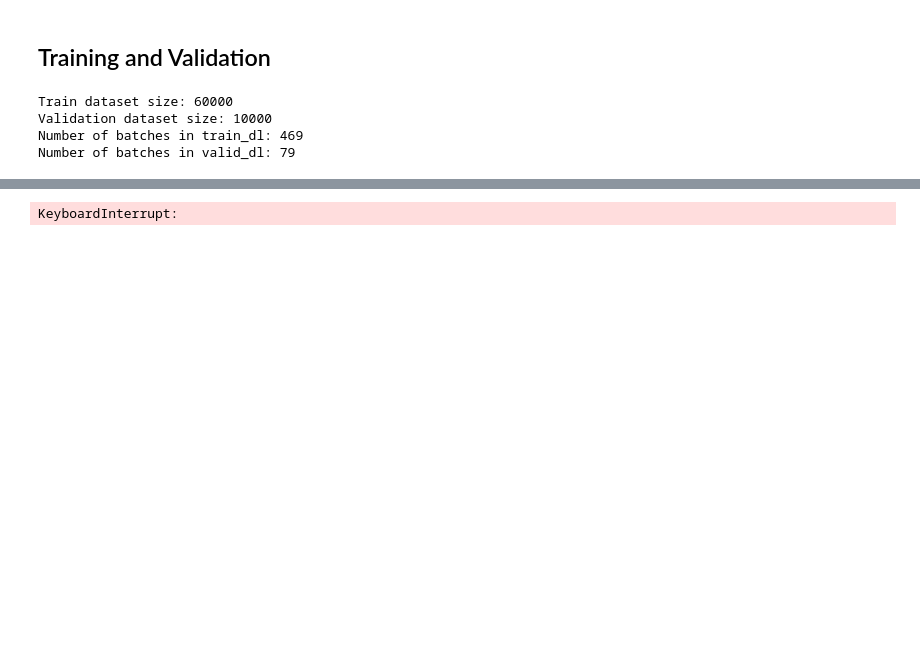
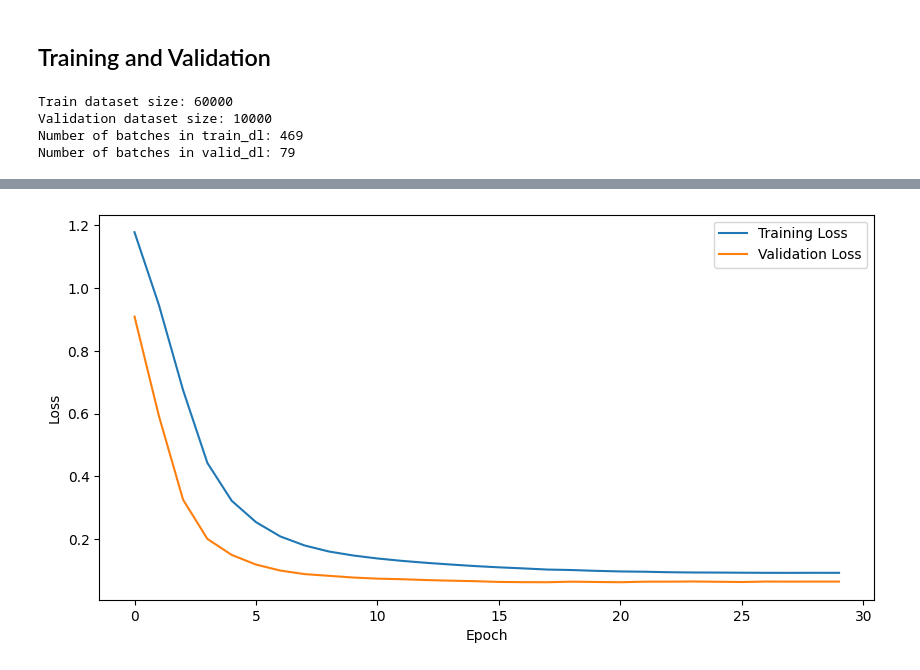
Before and after one commit to aryamanpandya99/computer_vision, a Jupyter notebook: ddpm.ipynb, the cells around one changed output, grey strips where cells are left out. Drawn from its saved outputs; the diff is of its cells as text; code cells hidden in the pictures; blank space fills up the shorter version.

```diff
--- a/ddpm.ipynb
+++ b/ddpm.ipynb
@@ -716,7 +716,7 @@ def train_model(model: nn.Module,
 scratch_model = UNet(
     down_filters=[32, 64, 128],
     in_channels=1,
-    num_layers=1,
+    num_layers=2,
     has_attention=[False, True, False],
     num_heads=2,
     diffusion_steps=1000,
@@ -725,10 +725,10 @@ scratch_model = UNet(
 num_params = count_parameters(scratch_model)
 print(f"The UNet model has {num_params:,} trainable parameters.")
 
-epochs = 50
+epochs = 30
 
 optim = torch.optim.Adam(scratch_model.parameters(), lr=1e-5)
-scheduler = torch.optim.lr_scheduler.OneCycleLR(optim, max_lr=2e-4, steps_per_epoch=len(train_dl), epochs=epochs)
+scheduler = torch.optim.lr_scheduler.OneCycleLR(optim, max_lr=2e-5, steps_per_epoch=len(train_dl), epochs=epochs)
 loss_fn = nn.MSELoss()
 
 beta_schedule = torch.linspace(0.0001, 0.02, 1000, requires_grad=False).to(device)
@@ -742,6 +742,7 @@ train_model(
     beta_schedule=beta_schedule,
     epochs=epochs,
     valid_every=1,
-    T=1000
+    T=1000,
+    scheduler=scheduler
 )
 # %% [output]
@@ -765,4 +766,4 @@ Epoch 15 of 50
-KeyboardInterrupt:
+[figure, added]
 # %%
 def sample_images(model, beta_schedule, T, device, num_samples=16, using_diffusers: bool = False):
     model.eval()
```
Also changed, not shown: parts of 6 cells of this notebook.
